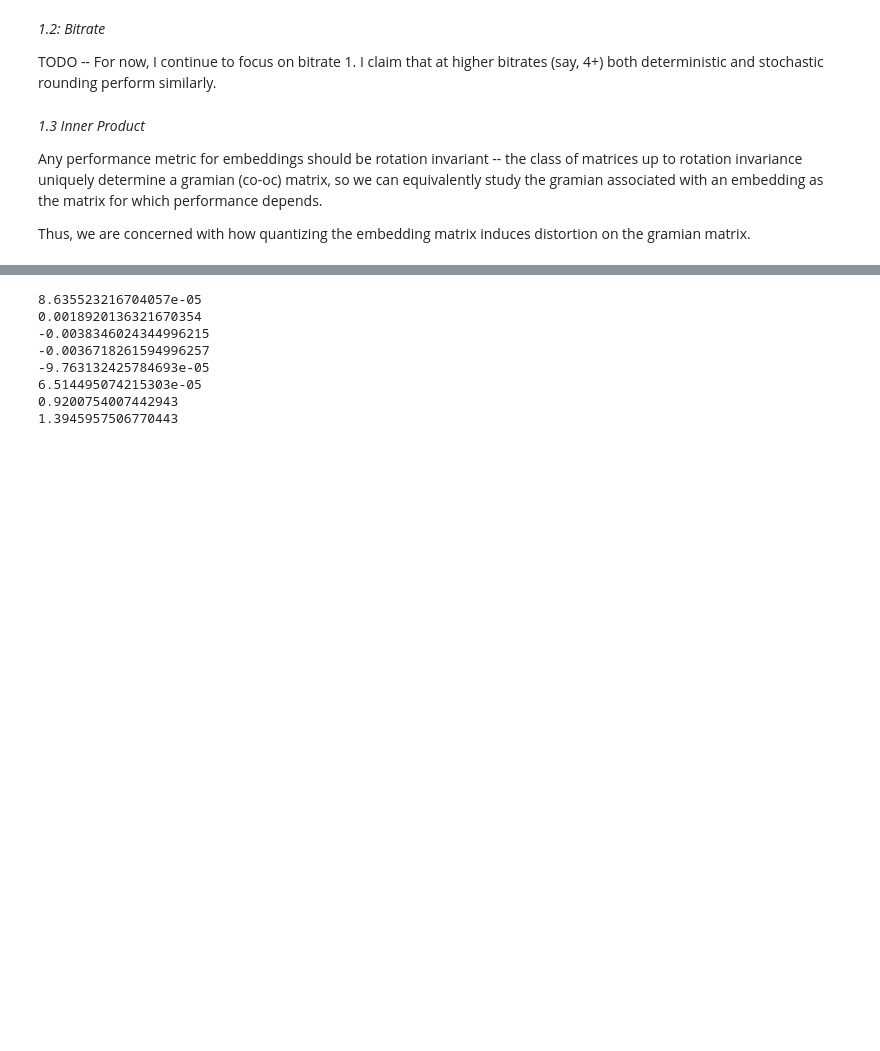
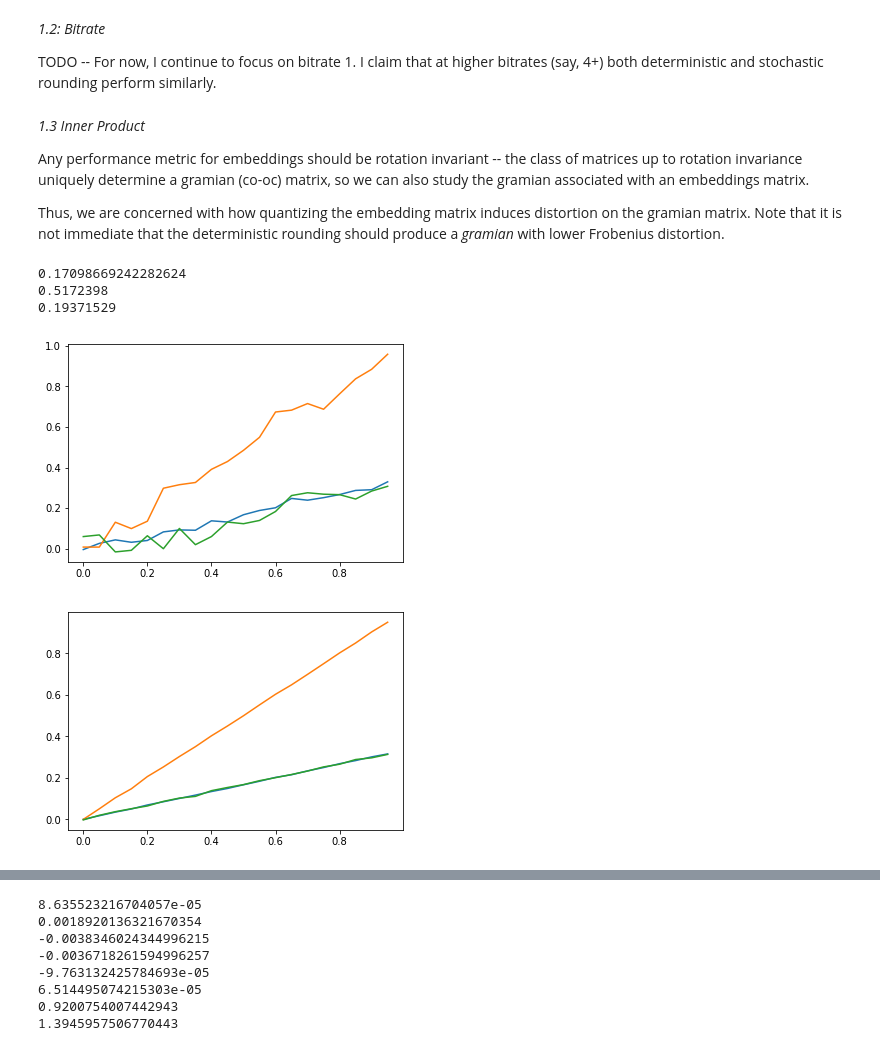
Before and after one commit to HazyResearch/smallfry, a Jupyter notebook: experiments/scripts/synthetics_for_gramian_study.ipynb, the cells around one changed output, grey strips where cells are left out. Saved outputs shown, nothing was run; the diff lists cells and outputs as text; code cells hidden in the pictures; blank space fills up the shorter version.

Commit message:
more gramian stuff

```diff
--- a/experiments/scripts/synthetics_for_gramian_study.ipynb
+++ b/experiments/scripts/synthetics_for_gramian_study.ipynb
@@ -60,8 +58,8 @@ def generate_uniform_correlated_vectors(rho=0,dim=100,L=1):
         U1.append(I*W[j] + (1-I)*W[j+1])
         U2.append(I*W[j] + (1-I)*W[j+2])
 
-    U1 = (np.array(U1)*2 - 1)*L
-    U2 = (np.array(U2)*2 - 1)*L
+    U1 = (np.array(U1)*2 - 1)*L/np.sqrt(dim)
+    U2 = (np.array(U2)*2 - 1)*L/np.sqrt(dim)
     return U1,U2
 # %%
 X,_ = generate_uniform_correlated_vectors(dim=1000) # sample iid uniform vector
@@ -115,6 +113,48 @@ TODO -- For now, I continue to focus on bitrate 1. I claim that at higher bitrat
 # %% [markdown]
 *1.3 Inner Product*
 
-Any performance metric for embeddings should be rotation invariant -- the class of matrices up to rotation invariance uniquely determine a gramian (co-oc) matrix, so we can equivalently study the gramian associated with an embedding as the matrix for which performance depends.
+Any performance metric for embeddings should be rotation invariant -- the class of matrices up to rotation invariance uniquely determine a gramian (co-oc) matrix, so we can also study the gramian associated with an embeddings matrix.
 
-Thus, we are concerned with how quantizing the embedding matrix induces distortion on the gramian matrix.
+Thus, we are concerned with how quantizing the embedding matrix induces distortion on the gramian matrix. Note that it is not immediate that the deterministic rounding should produce a *gramian* with lower Frobenius distortion.
+# %%
+#We begin by studying vectors generated synthetically:
+X,Y = generate_uniform_correlated_vectors(rho=0.5,dim=10000)
+Xq = naiveuni(X,1)
+Yq = naiveuni(Y,1)
+Xs = stochround(X,1)
+Ys = stochround(Y,1)
+inner = lambda X,Y : np.matmul(X,np.transpose(Y))
+print(inner(X,Y))
+print(inner(Xq,Yq))
+print(inner(Xs,Ys))
+# %% [output]
+0.17098669242282624
+0.5172398
+0.19371529
+# %%
+def plot_uni_synth_inner_prod(dim):
+    rhos = np.array(list(range(20)))/20
+    origin = []
+    determin = []
+    stoch = []
+    for rho in rhos:
+        X,Y = generate_uniform_correlated_vectors(rho=rho,dim=dim)
+        Xq = naiveuni(X,1)
+        Yq = naiveuni(Y,1)
+        Xs = stochround(X,1)
+        Ys = stochround(Y,1)
+        inner = lambda X,Y : np.matmul(X,np.transpose(Y))
+        origin.append(inner(X,Y))
+        determin.append(inner(Xq,Yq))
+        stoch.append(inner(Xs,Ys))
+
+    plt.plot(rhos,origin)
+    plt.plot(rhos,determin)
+    plt.plot(rhos,stoch)
+    plt.show()
+
+plot_uni_synth_inner_prod(500)
+plot_uni_synth_inner_prod(100000)#may take a minute to show up
+# %% [output]
+[figure, added]
+[figure, added]
```
Also changed, not shown: parts of 15 cells of this notebook.
